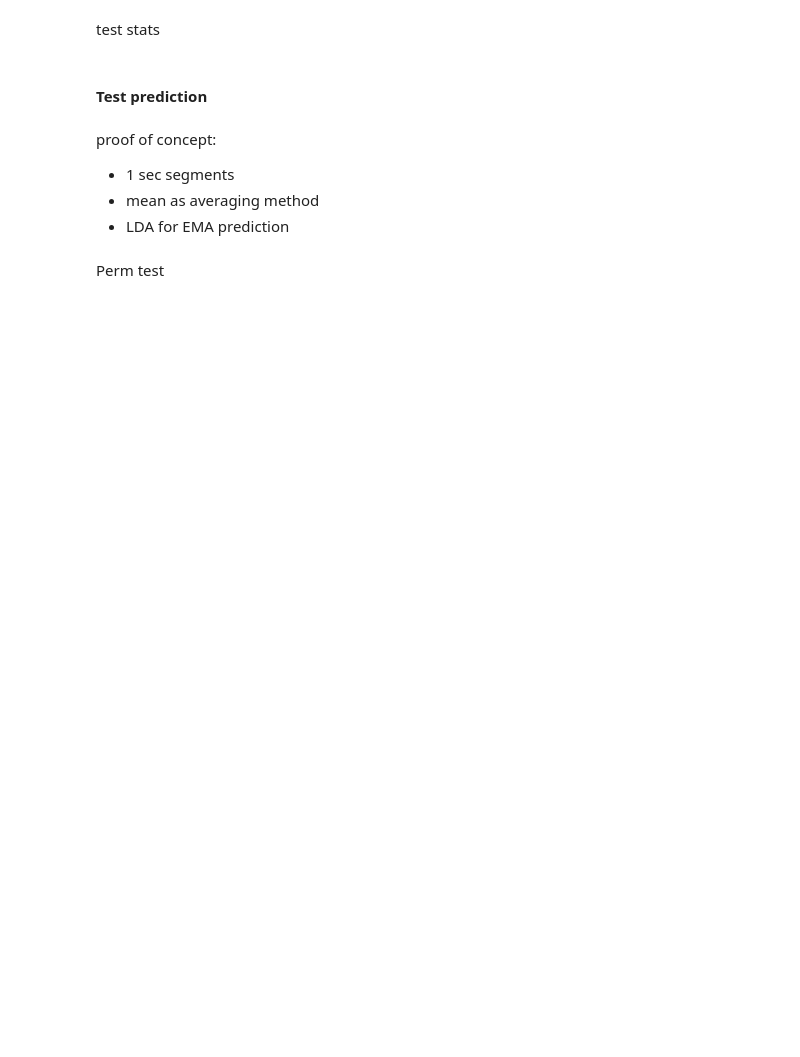
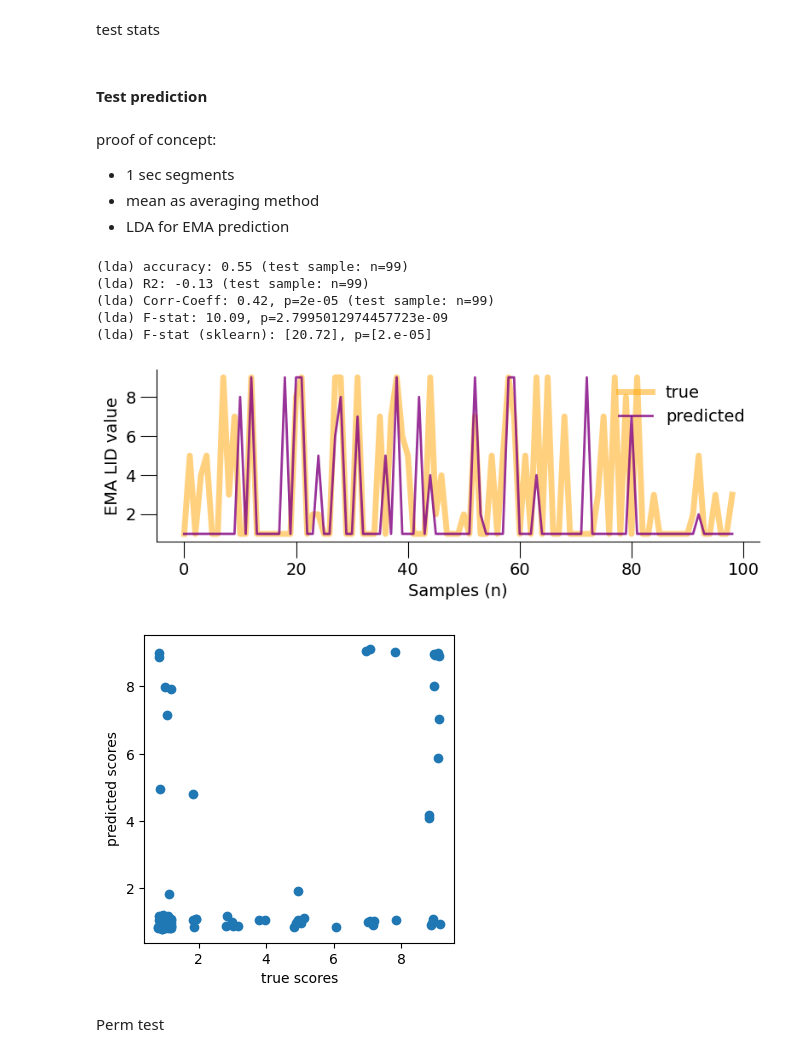
Before and after one commit to jgvhabets/EMA_clinic_validation, a Jupyter notebook: code/naturalistic_EMA.ipynb, the cells around one changed output. Drawn from its saved outputs; the diff is of its cells as text; code cells hidden in the pictures; blank space fills up the shorter version.

```diff
--- a/code/naturalistic_EMA.ipynb
+++ b/code/naturalistic_EMA.ipynb
@@ -629,10 +779,10 @@ FEATS_INCL = {
     'pow_2ndFreq': True,
     'corrcoef_components': True,
 }
-EMA_TARGET = 'Q8'
+EMA_TARGET = 'Q8'  # dyskinesia
 EMA_CONF = 'Q7'  # tremor
 
-EXCL_CONFOUNDERS = True
+EXCL_CONFOUNDERS = False
 CONF_CUT = 5
 
 ### create X-array with features per window
@@ -673,6 +823,7 @@ X_arr[:, :] -= m
 X_arr[:, :] /= sd
 
 y_arr = np.array(y_lists)
+# y_arr = EMA_Y  # mean tremor and lid
 conf_arr = np.array(conf_list)
 
 uniq_days = np.unique(day_list)
@@ -791,7 +977,7 @@ CLSF = 'lda'
 
 
 # y_pred to fill (LOdayO)
-y_true = y_arr
+y_true = y_arr.astype(int)
 y_pred = np.zeros_like(y_true)
 
 # MAKE BINARY
@@ -806,7 +992,7 @@ for day in np.unique(daycode_arr):
 
     TEST_SEL = daycode_arr == day
     X_train = X_arr[~TEST_SEL, :]
-    y_train = y_arr[~TEST_SEL]
+    y_train = y_arr.astype(int)[~TEST_SEL]
 
     # test cohort
     X_test = X_arr[TEST_SEL, :]
@@ -831,40 +1017,54 @@ if CLSF == 'scale' or 'lda':
 
     print(f'({CLSF}) accuracy: {np.round(acc, 2)} (test sample: n={len(y_true)})')
     print(f'({CLSF}) R2: {np.round(R2, 2)} (test sample: n={len(y_true)})')
+    print(f'({CLSF}) Corr-Coeff: {np.round(pred_corrcoef, 2)}, p={np.round(prs_p, 5)} (test sample: n={len(y_true)})')
     print(f'({CLSF}) F-stat: {np.round(pred_F, 2)}, p={pred_F_p}')
-    print(f'({CLSF}) F-stat (sklearn): {np.round(sk_f, 2)}, p={sk_f_p}')
+    print(f'({CLSF}) F-stat (sklearn): {np.round(sk_f, 2)}, p={np.round(sk_f_p, 5)}')
 
 
 elif  CLSF == 'bin':
     auc = roc_auc_score(y_true=y_true, y_score=y_pred)
     print(f'({CLSF}) AUROC: {np.round(auc, 2)} (test sample: n={len(y_true)})')
+# %% [output]
+(lda) accuracy: 0.55 (test sample: n=99)
+(lda) R2: -0.13 (test sample: n=99)
+(lda) Corr-Coeff: 0.42, p=2e-05 (test sample: n=99)
+(lda) F-stat: 10.09, p=2.7995012974457723e-09
+(lda) F-stat (sklearn): [20.72], p=[2.e-05]
 # %%
 fig, ax = plt.subplots(1,1, figsize=(8, 3))
 
 ax.plot(y_true, color='orange', lw=5, alpha=.5,
          label='true',)
 ax.plot(y_pred, color='purple', lw=2, alpha=.8,
          label='predicted')
 
 ax.set_xlabel('Samples (n)', size=14)
 ax.set_ylabel('EMA LID value', size=14)
 ax.legend(frameon=False, fontsize=14, loc='upper right')
 
 ax.tick_params(axis='both', size=14, labelsize=14,)
 ax.spines[['right', 'top']].set_visible(False)
 
 plt.tight_layout()
 
 # plt.savefig(os.path.join(load_utils.get_onedrive_path('figures'),
 #              'proof_kin_pred', 'LID_pred_hm24_ses01_24nov'),
 #              dpi=300, facecolor='w',)
 
 plt.show()
 
-plt.scatter(y_true + np.random.uniform(-.2, .2, len(y_true)),
+fig, ax = plt.subplots(1, 1, figsize=(4,4))
+
+ax.scatter(y_true + np.random.uniform(-.2, .2, len(y_true)),
             y_pred + np.random.uniform(-.2, .2, len(y_pred)),)
+ax.set_xlabel('true scores')
+ax.set_ylabel('predicted scores')
 
 plt.show()
+# %% [output]
+[figure, added]
+[figure, added]
 # %% [markdown]
 Perm test
 # %%
```
Also changed, not shown: parts of 25 cells of this notebook, 1 other file.
